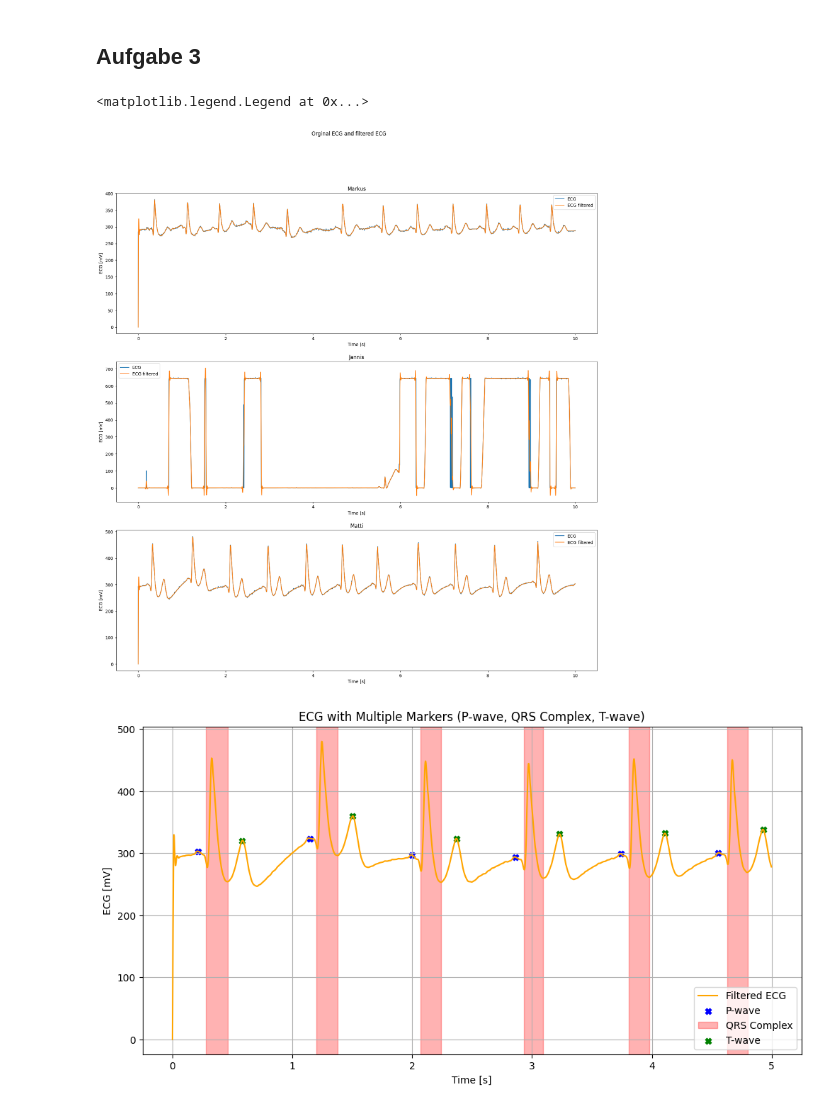
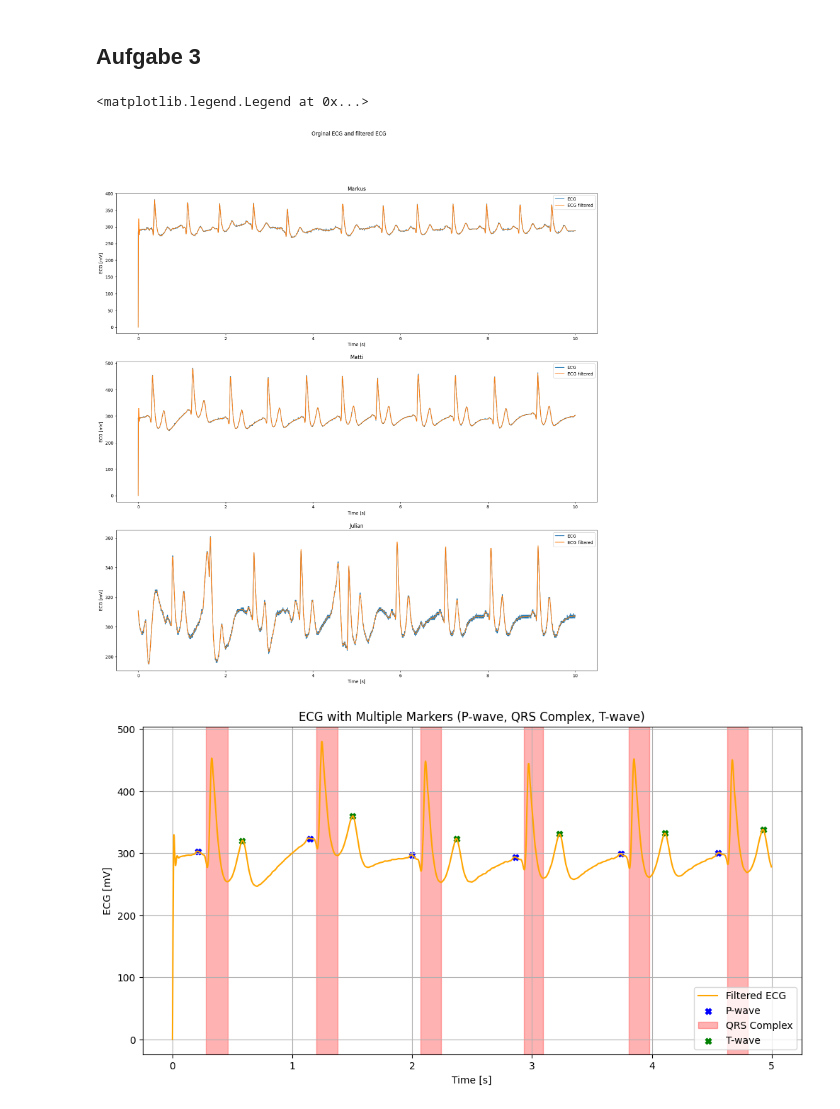
Before and after one commit to jannis-chr/Biosignal_2, a Jupyter notebook: Praktikum_2.ipynb, the cells around one changed output. Saved outputs shown, nothing was run; the diff lists cells and outputs as text; code cells hidden in the pictures.

Commit message:
Struktur aktualisiert & Julians Daten inkludiert

```diff
--- a/Praktikum_2.ipynb
+++ b/Praktikum_2.ipynb
@@ -47,5 +34,5 @@ def butter_lowpass_filter(Wn, ecg): # Wn = 2*fg / fs)
     return ecg_filtered
 
 ecg_filtered_01 = butter_lowpass_filter(0.16, ecg_01)
-#ecg_filtered_02 = butter_lowpass_filter(0.16, ecg_02)
 ecg_filtered_03 = butter_lowpass_filter(0.16, ecg_03)
+ecg_filtered_04 = butter_lowpass_filter(0.16, ecg_04)
@@ -52,55 +66,30 @@ ecg_filtered_03 = butter_lowpass_filter(0.16, ecg_03)
 # %% [markdown]
 ## Aufgabe 3
-# %%
-#Daten Markus
-df_01 = pd.read_csv('data/Lab2_Aufgabe4_Markus.csv', sep = ';')
-df_01 = df_01.dropna()
-time_01 = df_01['time'] / 1000
-ecg_01 = df_01['mV']
-#Daten Jannis
-df_02 = pd.read_csv('data/Lab2_Aufgabe4_Jannis.csv', sep = ';')
-df_02 = df_02.dropna()
-time_02 = df_02['time'] / 1000
-ecg_02 = df_02['mV']
-#Daten Matti
-df_03 = pd.read_csv('data/Lab2_Aufgabe4_Matti.csv', sep = ';')
-df_03 = df_03.dropna()
-time_03 = df_03['time'] / 1000
-ecg_03 = df_03['mV']
-
-def butter_lowpass_filter(Wn, ecg): # Wn = 2*fg / fs)
-    b , a = sps.butter(4, Wn, 'low', analog=False)
-    ecg_filtered = sps.filtfilt(b, a, ecg)
-    return ecg_filtered
-
-ecg_filtered_01 = butter_lowpass_filter(0.16, ecg_01)
-ecg_filtered_02 = butter_lowpass_filter(0.16, ecg_02)
-ecg_filtered_03 = butter_lowpass_filter(0.16, ecg_03)
 # %%
 time_plot = np.where(time_01 < 10)[0]
 fig, (ax1, ax2, ax3) = plt.subplots(3, 1, figsize=(20, 20))
 fig.suptitle('Orginal ECG and filtered ECG')
 #Plotten Daten Markus
 ax1.plot(time_01[time_plot], ecg_01[time_plot], label='ECG')
 ax1.plot(time_01[time_plot], ecg_filtered_01[time_plot], label='ECG filtered')
 ax1.set_title('Markus')
 ax1.set(xlabel='Time [s]', ylabel='ECG [mV]')
 ax1.legend()
-#Plotten Daten Jannis
-ax2.plot(time_02[time_plot], ecg_02[time_plot], label='ECG')
-ax2.plot(time_02[time_plot], ecg_filtered_02[time_plot], label='ECG filtered')
-ax2.set_title('Jannis')
+#Plotten Daten Matti
+ax2.plot(time_03[time_plot], ecg_03[time_plot], label='ECG')
+ax2.plot(time_03[time_plot], ecg_filtered_03[time_plot], label='ECG filtered')
+ax2.set_title('Matti')
 ax2.set(xlabel='Time [s]', ylabel='ECG [mV]')
 ax2.legend()
-#Plotten Daten Matti
-ax3.plot(time_03[time_plot], ecg_03[time_plot], label='ECG')
-ax3.plot(time_03[time_plot], ecg_filtered_03[time_plot], label='ECG filtered')
-ax3.set_title('Matti')
+#Plotten Daten Julian
+ax3.plot(time_04[time_plot], ecg_04[time_plot], label='ECG')
+ax3.plot(time_04[time_plot], ecg_filtered_04[time_plot], label='ECG filtered')
+ax3.set_title('Julian')
 ax3.set(xlabel='Time [s]', ylabel='ECG [mV]')
 ax3.legend()
 # %% [output]
 <matplotlib.legend.Legend at 0x...>
-[figure, old version]
+[figure, new version]
 # %%
 
 
```
Also changed, not shown: parts of 5 cells of this notebook.
